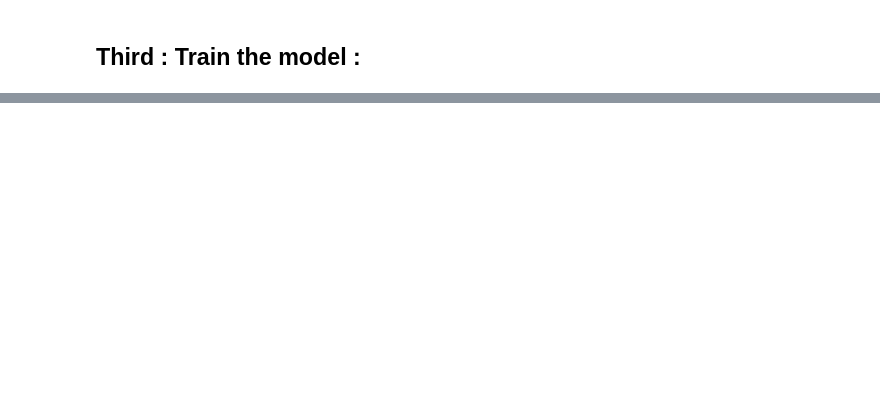
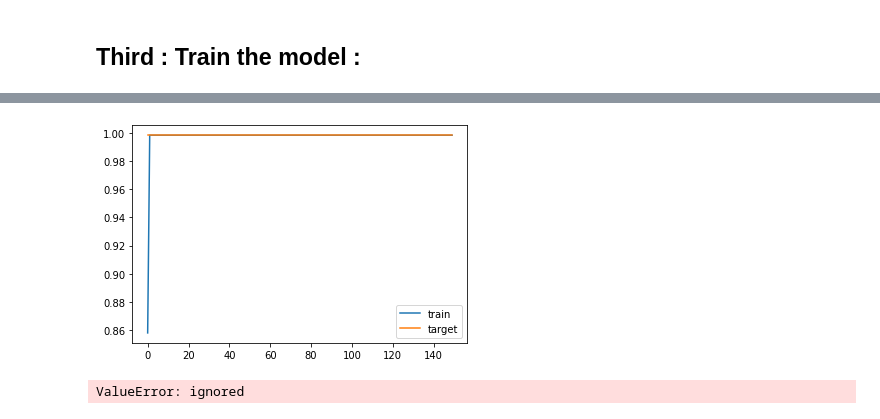
Before and after one commit to TarekAzzouni/Baterries-ML-Lithium-Ions-01, a Jupyter notebook: Deep_learning_for_Regression_in_the_HNEI_dataset_part2_.ipynb, the cells around one changed output, grey strips where cells are left out. Cells and saved outputs as stored; diff of their text form; code cells hidden in the pictures; blank space fills up the shorter version.

```diff
--- a/Deep_learning_for_Regression_in_the_HNEI_dataset_part2_.ipynb
+++ b/Deep_learning_for_Regression_in_the_HNEI_dataset_part2_.ipynb
@@ -316,0 +372,2 @@ OSError: ignored
+# %%
+history1 = NN_model.fit(train1, test1, epochs=150, batch_size=50, validation_split = 0.2)
@@ -316,0 +392,6 @@ OSError: ignored
+# %%
+plt.plot(history1.history1['accuracy'], label='train')
+plt.plot(history1.history1['val_accuracy'], label='target')
+plt.legend();
+# %% [output]
+[figure, added]
@@ -316,0 +401,4 @@ OSError: ignored
+# %%
+history = NN_model.fit(np.array(test1),np.array(target), epochs=150, batch_size=50, validation_split = 0.2)
+# %% [output]
+ValueError: ignored
```
Also changed, not shown: parts of 36 cells of this notebook.
